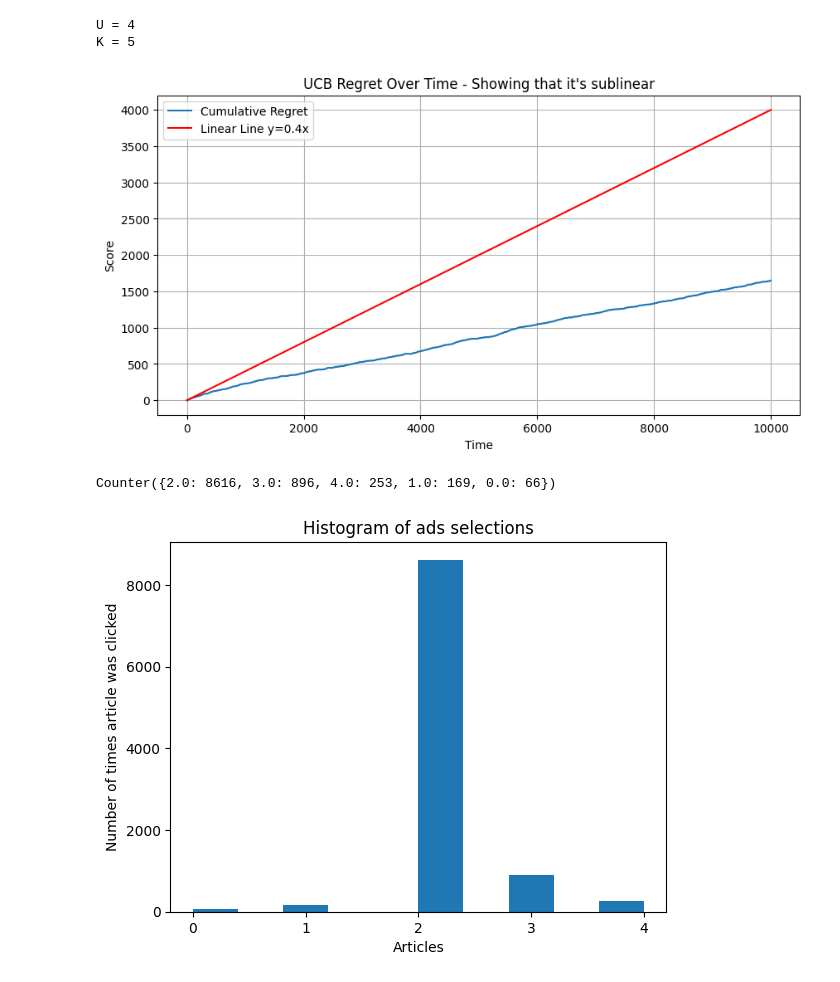
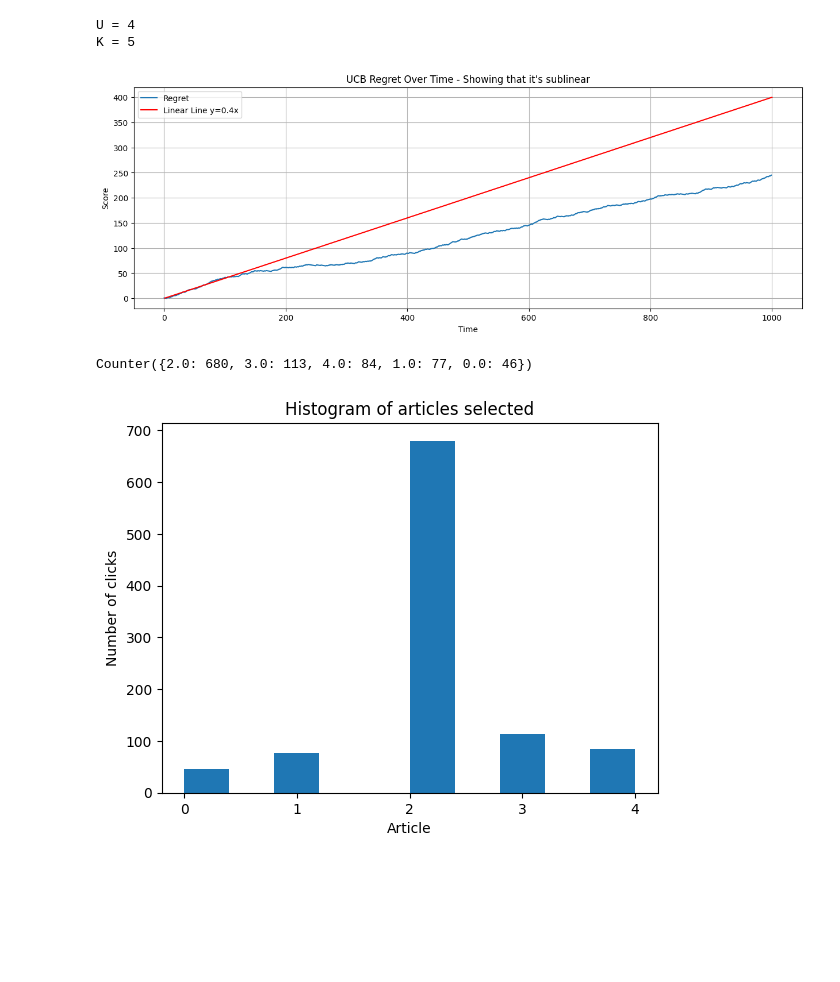
Before and after one commit to nick-hue/Reinforcement-Learning, a Jupyter notebook: Exercise1/RL_UCB.ipynb, the cells around one changed output. Cells and saved outputs as stored; diff of their text form; code cells hidden in the pictures; blank space fills up the shorter version.

```diff
--- a/Exercise1/RL_UCB.ipynb
+++ b/Exercise1/RL_UCB.ipynb
@@ -47,45 +37,47 @@ print(f"U = {U}\nK = {K}")
 U = 4
 K = 5
 # %%
+T = 1000    # horizon
+
 article_clicks_amount = np.ones(K) # gets the number of clicks for each article
 sums_of_rewards = np.zeros(K)      # sums of rewards for each arm
 articles_clicked = np.zeros(T)     # articles that were clicked at time t
-regret = np.zeros(T)
-best_score = np.zeros(T)
-alg_score = np.zeros(T)
-inst_score = np.zeros(T)
-total_reward = 0
-cumulative_optimal_reward = 0
+regret1000 = np.zeros(T)           # regret at round t
+best_score = np.zeros(T)           # score of the best arm at round t
+alg_score = np.zeros(T)            # score of our algorithm at round t
+rewards = np.zeros(T)              # reward at round t
+deltas = np.zeros(T*K)             # delta at round t
 
 for t in range(1, T+1):    # for each user T = t -> T % U
     # user_index = (t - 1) % U
-    user_index = np.random.randint(U)
-    best_article_reward = best_article_click_probs[user_index]
+    user_index = np.random.randint(U)                          # get a random user
+    best_article_reward = best_article_click_probs[user_index] # get the best article for the current user
     article = 0
     max_upper_bound = 0
 
     # get the upper bound for current t
     for i in range(K):   # for each article
-        # the more you select an article, you are more likely to not to select (diving by article's clicks)
-        # although if while clicking you get a positive reward the greater the chances to click again
-        average_reward = sums_of_rewards[i] / article_clicks_amount[i] # get the average reward
+        # the more you select an article, you are more likely to not to select (diving by current article's clicks)
+        # although if while clicking you get a positive reward the greater the chances you have to click it again (increasing it's reward)
+        average_reward = sums_of_rewards[i] / article_clicks_amount[i]    # get the average reward
         delta_i = math.sqrt(3/2 * math.log(t) / article_clicks_amount[i]) # get the delta_i
         current_upper_bound = average_reward + delta_i
+        deltas[t] = delta_i
 
         if current_upper_bound > max_upper_bound:
             max_upper_bound = current_upper_bound
             article = i
 
     reward = np.random.binomial(1,p=df.iloc[user_index, article])  # get a reward for arm j for current user
-    # reward = df.iloc[t%U, article] # if possibilities were  { 0 , 1}
+    # reward = df.iloc[(t-1)%U, article] # if probabilities were  { 0 , 1 }
     #print(reward)
-    inst_score[t-1] = reward
+    rewards[t-1] = reward # save the score for current t
 
-    articles_clicked[t-1] = article
+    articles_clicked[t-1] = article # save the article for current t
     sums_of_rewards[article] += reward # increase article's reward
-    article_clicks_amount[article] += 1
-    total_reward += reward
+    article_clicks_amount[article] += 1  # increase article's clicks
 
+    # calculate the optimal and the algorithm's reward
     if t > 1:
         best_score[t-1] = best_score[t-2] + best_article_reward
         alg_score[t-1] = alg_score[t-2] + reward
@@ -93,32 +85,33 @@ for t in range(1, T+1):    # for each user T = t -> T % U
         best_score[t-1] = best_article_reward
         alg_score[t-1] = reward
 
-    regret[t-1] = (best_score[t-1] - alg_score[t-1])
+    regret1000[t-1] = (best_score[t-1] - alg_score[t-1]) # calculate regret
 # %%
-plt.figure(figsize=(10, 5))
-plt.plot(regret, label='Cumulative Regret')
+plt.figure(figsize=(15, 5))
+plt.plot(regret1000, label='Regret')
 x_linear = np.arange(1, T+1)
 a = 0.4
 y_linear = a * x_linear  # Adjusted slope to match scale of regret
 plt.plot(x_linear, y_linear, label=f'Linear Line y={str(a)}x', color='red')
 plt.xlabel('Time')
 plt.ylabel('Score')
 plt.title("UCB Regret Over Time - Showing that it's sublinear")
 plt.legend()
 plt.grid()
 plt.show()
 # %% [output]
-[figure, old version]
+[figure, new version]
 # %%
 from collections import Counter
 Counter(articles_clicked)
 # %% [output]
-Counter({2.0: 8616, 3.0: 896, 4.0: 253, 1.0: 169, 0.0: 66})
+Counter({2.0: 680, 3.0: 113, 4.0: 84, 1.0: 77, 0.0: 46})
 # %%
+# showing which arm was picked the most
 plt.hist(articles_clicked)
-plt.title('Histogram of ads selections')
-plt.xlabel('Articles')
-plt.ylabel('Number of times article was clicked')
+plt.title('Histogram of articles selected')
+plt.xlabel('Article')
+plt.ylabel('Number of clicks')
 plt.locator_params(axis='x', integer=True)
 # %% [output]
-[figure, old version]
+[figure, new version]
```
Also changed, not shown: parts of 15 cells of this notebook, 2 other files.
